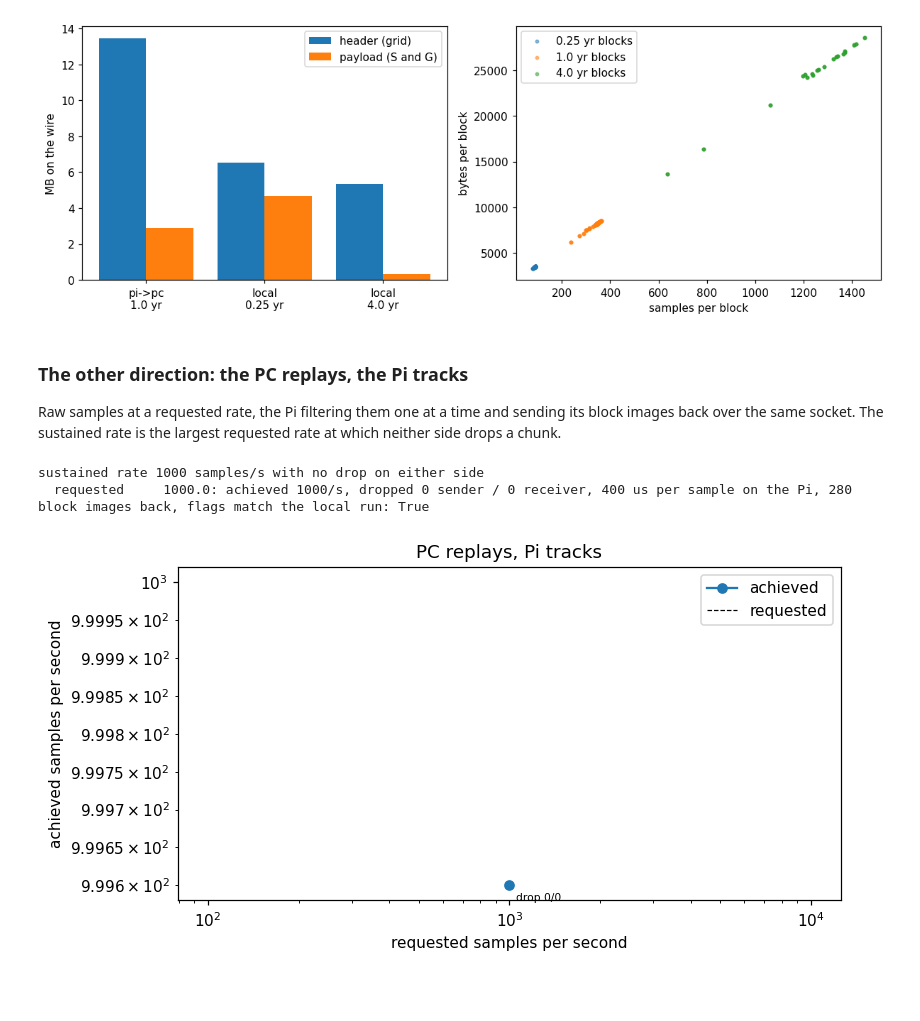
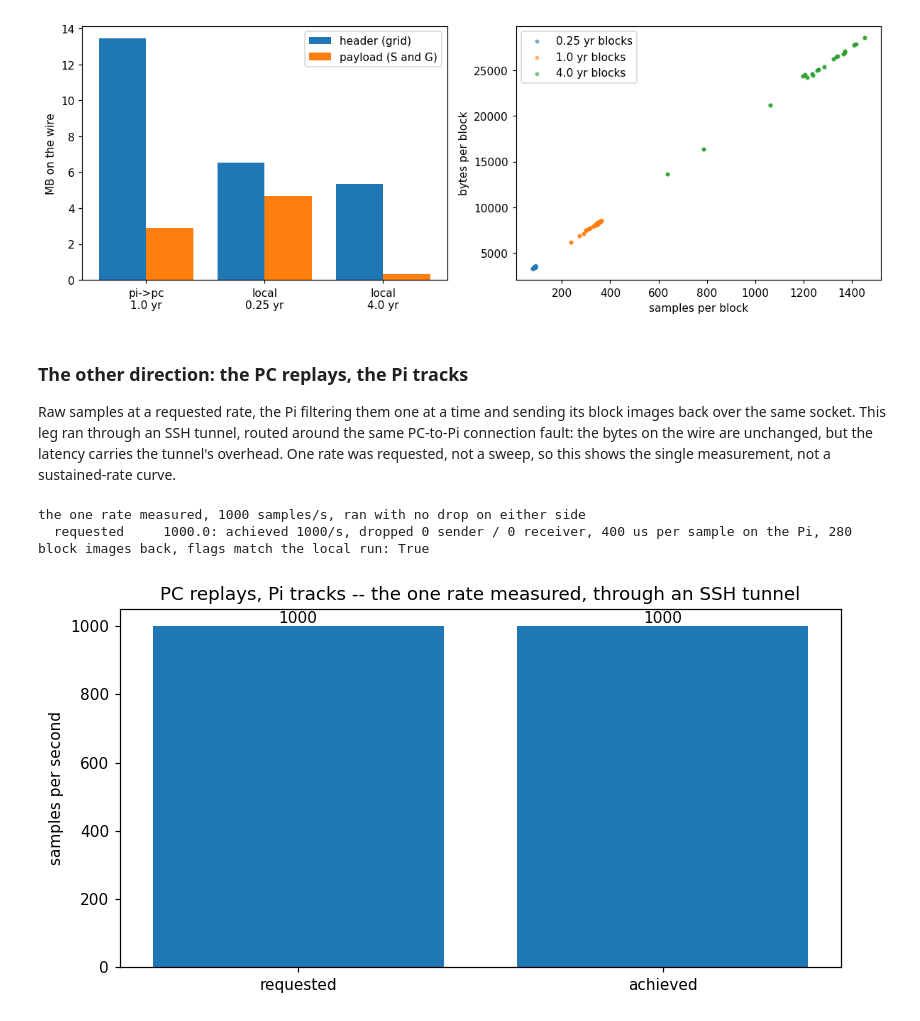
Before and after one commit to ringavirda/science-pylab, a Jupyter notebook: packages/dtfit-experimental/src/dtfit_experimental/experiments/domains/image_showcase/image_showcase.ipynb, the cells around one changed output. Cells and saved outputs as stored; diff of their text form; code cells hidden in the pictures; blank space fills up the shorter version.

Commit message:
Fix overclaims and unreadable figures in the showcase notebook

```diff
--- a/packages/dtfit-experimental/src/dtfit_experimental/experiments/domains/image_showcase/image_showcase.ipynb
+++ b/packages/dtfit-experimental/src/dtfit_experimental/experiments/domains/image_showcase/image_showcase.ipynb
@@ -261,6 +280,8 @@ if rows:
                     nums(whole, "v") * 1000, s=3, alpha=0.3)
     lim = np.percentile(np.abs(nums(whole, "midas_v") * 1000), 99)
     axes[0].plot([-lim, lim], [-lim, lim], "k-", lw=0.8)
+    axes[0].set_xlim(-lim, lim)
+    axes[0].set_ylim(-lim, lim)
     axes[0].set_xlabel("MIDAS velocity (mm/yr)")
     axes[0].set_ylabel("image velocity (mm/yr)")
     axes[0].set_title("whole-span fit against MIDAS")
@@ -329,8 +350,8 @@ steps = [r for r in table("filters_ngl_steps")
          if r.get("config") == "detection"]
 reach = [r for r in steps if r["reachable"] == "True"]
 if steps:
-    mags = ["<5", "5-6", "6-7", ">=7"]
-    ratios = ["<0.25", "0.25-0.5", "0.5-1", ">=1"]
+    mags = ["<5", "5-6", "6-7", ">=7", "none"]
+    ratios = ["<0.25", "0.25-0.5", "0.5-1", ">=1", "none"]
     grid = np.full((len(mags), len(ratios)), np.nan)
     counts = np.zeros_like(grid, dtype=int)
     for i, m in enumerate(mags):
@@ -507,5 +528,14 @@ if annual:
           f"{np.median(nums(annual, 'amp_image') - nums(annual, 'amp_normals')):.2f} C, "
           f"median phase difference "
           f"{np.median(np.abs(nums(annual, 'phase_diff_days'))):.1f} days")
+    if diurnal:
+        month_diff = np.array(med_img) - np.array(med_nrm)
+        row_diff = np.array([float(r["range_image"]) - float(r["range_normals"])
+                             for r in diurnal])
+        worst_m = int(months[np.argmax(month_diff)])
+        print(f"  diurnal range: image exceeds normals in all 12 months, "
+              f"median +{np.median(month_diff):.1f} C by month "
+              f"(+{np.median(row_diff):.2f} C per row), up to "
+              f"+{month_diff.max():.1f} C in month {worst_m}")
 # %% [output]
 465 stations with normals; median amplitude difference -0.82 C, median phase difference 4.1 days
@@ -622,46 +656,40 @@ local at 4.0 yr blocks: 228 images, 5.69 MB on the wire (94% header), 22.594 ima
 ### The other direction: the PC replays, the Pi tracks
 
 Raw samples at a requested rate, the Pi filtering them one at a time and
-sending its block images back over the same socket. The sustained rate is
-the largest requested rate at which neither side drops a chunk.
+sending its block images back over the same socket. This leg ran through
+an SSH tunnel, routed around the same PC-to-Pi connection fault: the
+bytes on the wire are unchanged, but the latency carries the tunnel's
+overhead. One rate was requested, not a sweep, so this shows the single
+measurement, not a sustained-rate curve.
 # %%
 rows = table("leg5_replay")
 if rows:
+    r0 = rows[0]
+    want = float(r0["rate_requested"])
+    got = float(r0["rate_achieved"])
     fig, ax = plt.subplots()
-    want = nums(rows, "rate_requested")
-    got = nums(rows, "rate_achieved")
-    ax.plot(want, got, "o-", label="achieved")
-    if len(want):
-        ax.plot(want, want, "k--", lw=0.8, label="requested")
-    for r, w, g in zip(rows, want, got):
-        ax.annotate(f"drop {r['dropped_sender']}/{r['dropped_receiver']}",
-                    (w, g), fontsize=7,
-                    textcoords="offset points", xytext=(4, -10))
-    ax.set_xscale("log")
-    ax.set_yscale("log")
-    ax.set_xlabel("requested samples per second")
-    ax.set_ylabel("achieved samples per second")
-    ax.set_title("PC replays, Pi tracks")
-    ax.legend()
+    ax.bar(["requested", "achieved"], [want, got])
+    ax.set_ylabel("samples per second")
+    ax.set_title("PC replays, Pi tracks -- the one rate measured, "
+                "through an SSH tunnel")
+    for i, v in enumerate((want, got)):
+        ax.annotate(f"{v:.0f}", (i, v), ha="center", va="bottom")
     fig.tight_layout()
     fig.savefig(Path(FIGURES) / "replay.png")
-    clean = [r for r in rows
-             if r["dropped_sender"] == "0" and r["dropped_receiver"] == "0"]
-    best = max((float(r["rate_requested"] or 0.0) for r in clean),
-               default=0.0)
-    print(f"sustained rate {best:.0f} samples/s with no drop on either "
-          f"side")
+    clean = r0["dropped_sender"] == "0" and r0["dropped_receiver"] == "0"
+    print(f"the one rate measured, {want:.0f} samples/s, "
+          f"{'ran with no drop on either side' if clean else 'dropped chunks'}")
     for r in rows:
         print(f"  requested {r['rate_requested'] or 'unbounded':>10}: "
               f"achieved {float(r['rate_achieved']):.0f}/s, dropped "
               f"{r['dropped_sender']} sender / {r['dropped_receiver']} "
               f"receiver, {float(r['us_per_update']):.0f} us per sample "
               f"on the Pi, {r['n_blocks_back']} block images back, flags "
               f"match the local run: {r['flags_match']}")
 # %% [output]
-sustained rate 1000 samples/s with no drop on either side
+the one rate measured, 1000 samples/s, ran with no drop on either side
   requested     1000.0: achieved 1000/s, dropped 0 sender / 0 receiver, 400 us per sample on the Pi, 280 block images back, flags match the local run: True
-[figure, old version]
+[figure, new version]
 # %% [markdown]
 ## What the runs say
 
```
Also changed, not shown: parts of 9 cells of this notebook, 4 other files.
